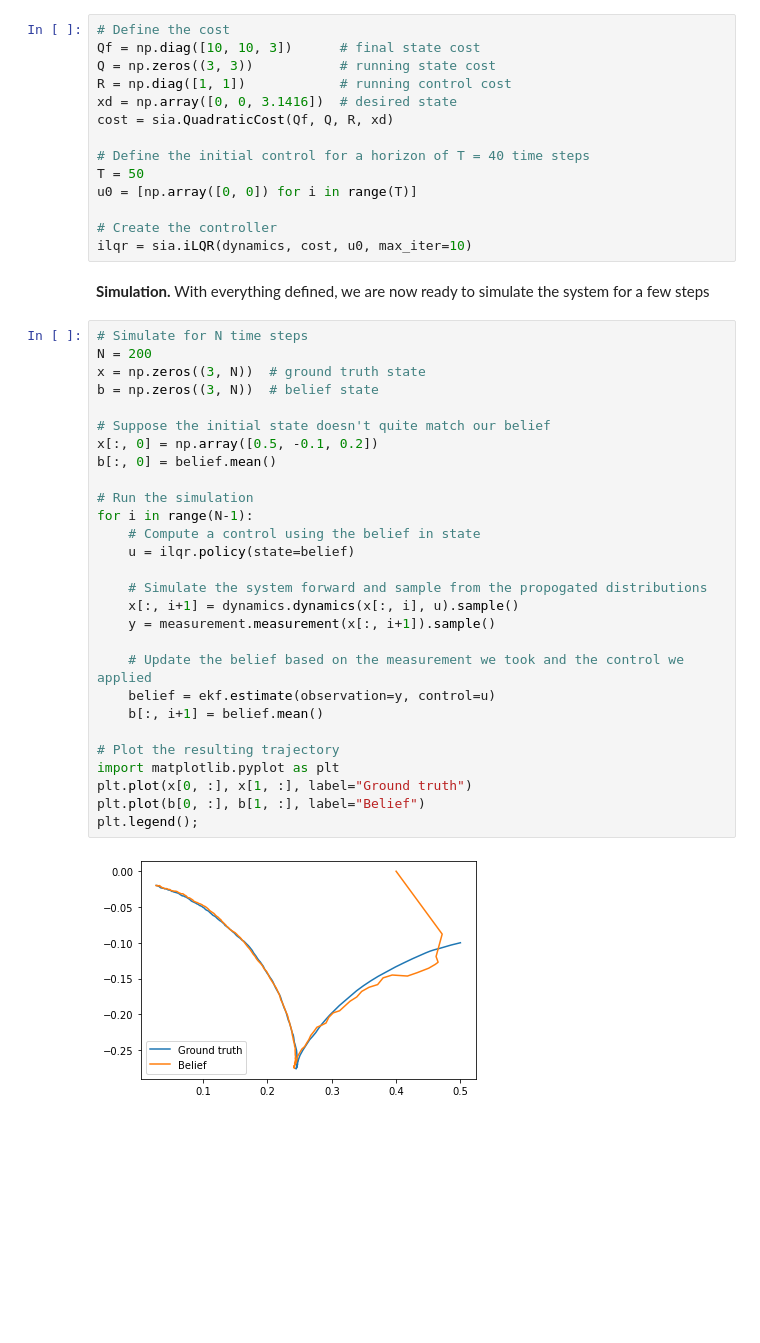
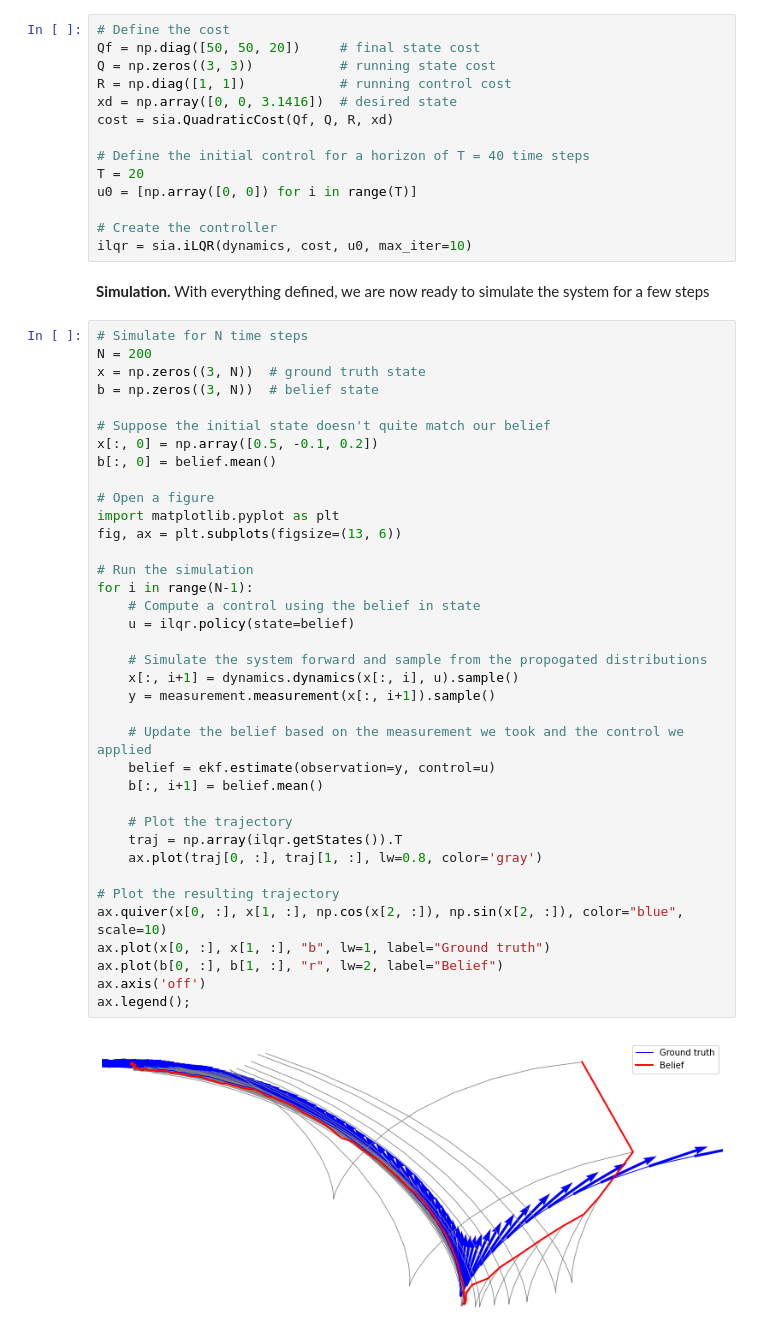
Before and after one commit to parkerowan/libsia, a Jupyter notebook: docs/notebooks/overview.ipynb, the cells around one changed output. Saved outputs shown, nothing was run; the diff lists cells and outputs as text; blank space fills up the shorter version.

```diff
--- a/docs/notebooks/overview.ipynb
+++ b/docs/notebooks/overview.ipynb
@@ -118,14 +118,14 @@ x_0 = x_k
 where the policy finds the optimal control for a cost function over a finite time horizon.  Each new belief update is used as the initial condition of the next optimization problem, which is seeded by the previous problem.  Available controllers include linear quadratic `sia.LQR`, iterative `sia.iLQR`, and model predictive path integrals `sia.MPPI`.  See the Controllers tutorial for more information.
 # %%
 # Define the cost
-Qf = np.diag([10, 10, 3])      # final state cost
+Qf = np.diag([50, 50, 20])     # final state cost
 Q = np.zeros((3, 3))           # running state cost
 R = np.diag([1, 1])            # running control cost
 xd = np.array([0, 0, 3.1416])  # desired state
 cost = sia.QuadraticCost(Qf, Q, R, xd)
 
 # Define the initial control for a horizon of T = 40 time steps
-T = 50
+T = 20
 u0 = [np.array([0, 0]) for i in range(T)]
 
 # Create the controller
@@ -135,31 +135,40 @@ ilqr = sia.iLQR(dynamics, cost, u0, max_iter=10)
 # %%
 # Simulate for N time steps
 N = 200
 x = np.zeros((3, N))  # ground truth state
 b = np.zeros((3, N))  # belief state
 
 # Suppose the initial state doesn't quite match our belief
 x[:, 0] = np.array([0.5, -0.1, 0.2])
 b[:, 0] = belief.mean()
+
+# Open a figure
+import matplotlib.pyplot as plt
+fig, ax = plt.subplots(figsize=(13, 6))
 
 # Run the simulation
 for i in range(N-1):
     # Compute a control using the belief in state
     u = ilqr.policy(state=belief)
 
     # Simulate the system forward and sample from the propogated distributions
     x[:, i+1] = dynamics.dynamics(x[:, i], u).sample()
     y = measurement.measurement(x[:, i+1]).sample()
 
     # Update the belief based on the measurement we took and the control we applied
     belief = ekf.estimate(observation=y, control=u)
     b[:, i+1] = belief.mean()
 
+    # Plot the trajectory
+    traj = np.array(ilqr.getStates()).T
+    ax.plot(traj[0, :], traj[1, :], lw=0.8, color='gray')
+
 # Plot the resulting trajectory
-import matplotlib.pyplot as plt
-plt.plot(x[0, :], x[1, :], label="Ground truth")
-plt.plot(b[0, :], b[1, :], label="Belief")
-plt.legend();
+ax.quiver(x[0, :], x[1, :], np.cos(x[2, :]), np.sin(x[2, :]), color="blue", scale=10)
+ax.plot(x[0, :], x[1, :], "b", lw=1, label="Ground truth")
+ax.plot(b[0, :], b[1, :], "r", lw=2, label="Belief")
+ax.axis('off')
+ax.legend();
 # %% [output]
-[figure, old version]
+[figure, new version]
 # %% [markdown]
```
Also changed, not shown: parts of 1 cell of this notebook, 1 other file.
